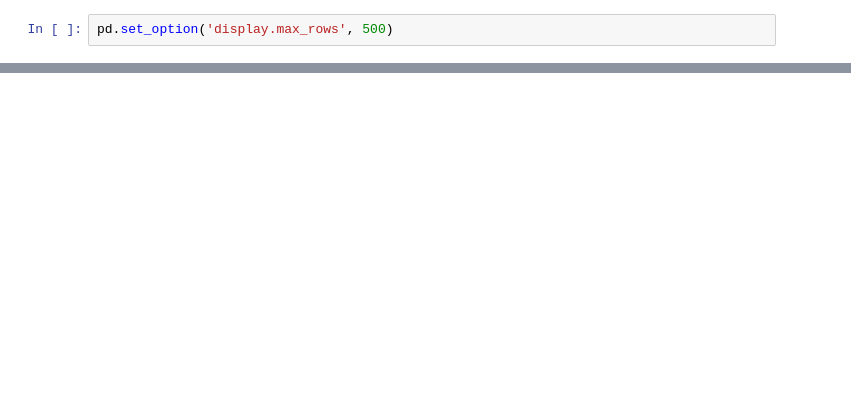
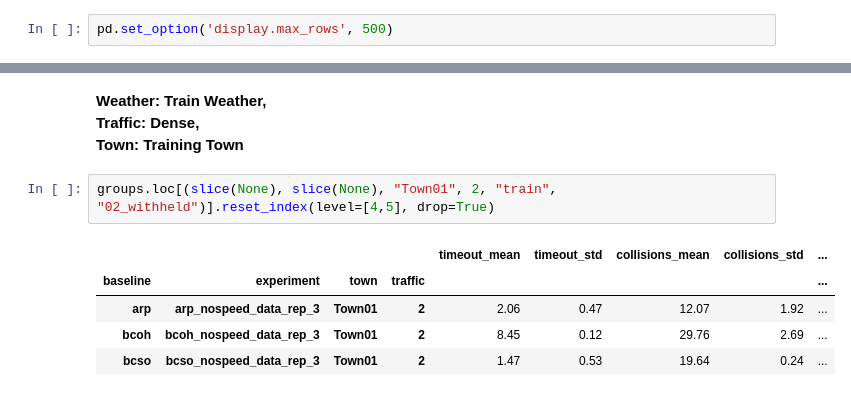
Before and after one commit to MaximilianHilbert/carla_garage, a Jupyter notebook: tools/closed_loop_analysis.ipynb, the cells around one changed output, grey strips where cells are left out. Drawn from its saved outputs; the diff is of its cells as text; blank space fills up the shorter version.

```diff
--- a/tools/closed_loop_analysis.ipynb
+++ b/tools/closed_loop_analysis.ipynb
@@ -149,0 +181,12 @@ groups
+# %% [markdown]
+__Weather: Train Weather,\
+Traffic: Dense,\
+Town: Training Town__
+# %%
+groups.loc[(slice(None), slice(None), "Town01", 2, "train", "02_withheld")].reset_index(level=[4,5], drop=True)
+# %% [output]
+|  |  |  |  | timeout_mean | timeout_std | collisions_mean | collisions_std | ... |
+| baseline | experiment | town | traffic |  |  |  |  | ... |
+| arp | arp_nospeed_data_rep_3 | Town01 | 2 | 2.06 | 0.47 | 12.07 | 1.92 | ... |
+| bcoh | bcoh_nospeed_data_rep_3 | Town01 | 2 | 8.45 | 0.12 | 29.76 | 2.69 | ... |
+| bcso | bcso_nospeed_data_rep_3 | Town01 | 2 | 1.47 | 0.53 | 19.64 | 0.24 | ... |
```
Also changed, not shown: parts of 44 cells of this notebook.
